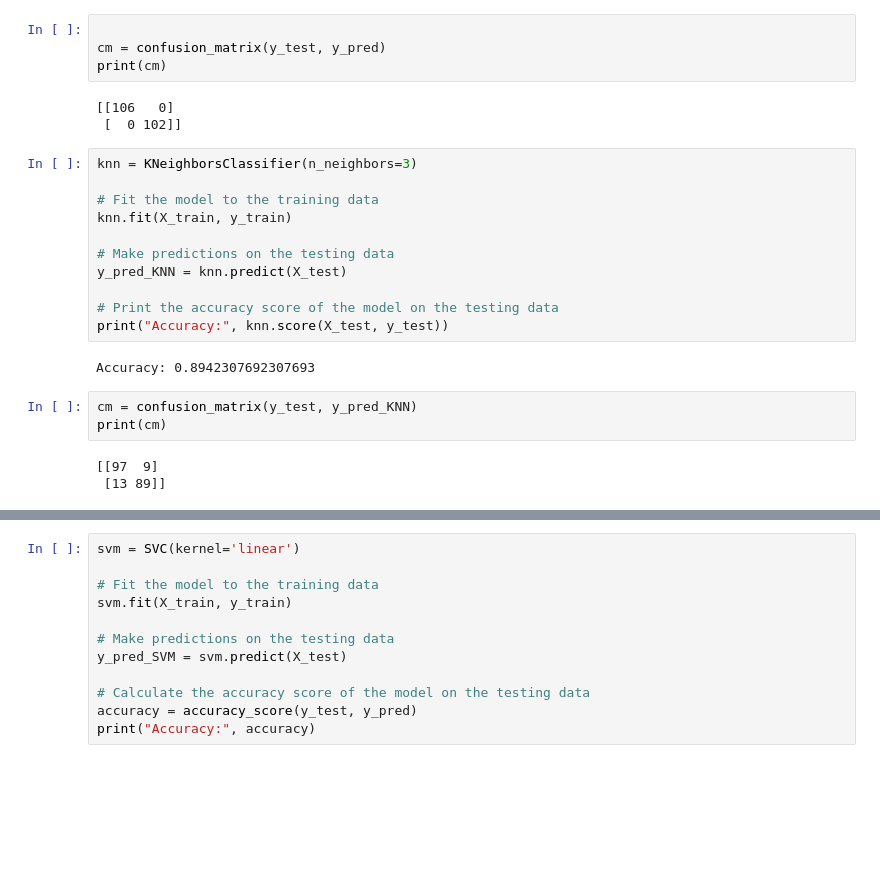
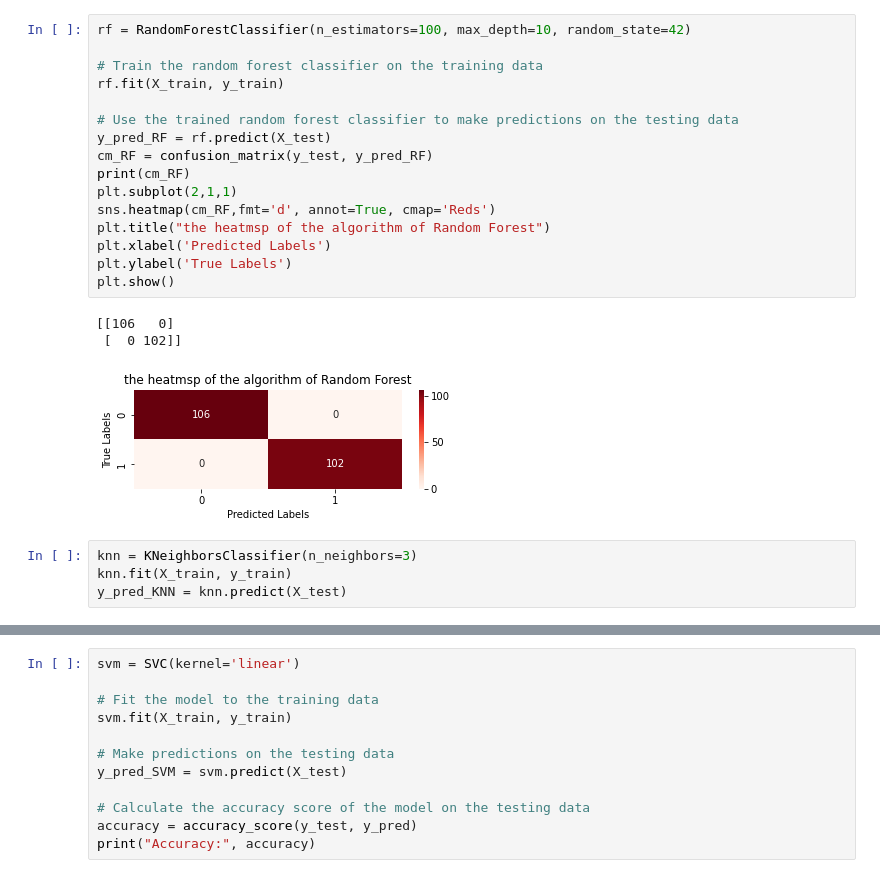
Before and after one commit to muznyahamed/FYP_Reserch_project, a Jupyter notebook: Research_KNN.ipynb, the cells around one changed output, grey strips where cells are left out. Drawn from its saved outputs; the diff is of its cells as text; blank space fills up the shorter version.

```diff
--- a/Research_KNN.ipynb
+++ b/Research_KNN.ipynb
@@ -53,26 +24,24 @@ Name: 28, Length: 208, dtype: int64
-# %%
-
-cm = confusion_matrix(y_test, y_pred)
-print(cm)
-# %% [output]
-[[106   0]
- [  0 102]]
-# %%
-knn = KNeighborsClassifier(n_neighbors=3)
-
-# Fit the model to the training data
-knn.fit(X_train, y_train)
-
-# Make predictions on the testing data
-y_pred_KNN = knn.predict(X_test)
-
-# Print the accuracy score of the model on the testing data
-print("Accuracy:", knn.score(X_test, y_test))
-# %% [output]
-Accuracy: 0.8942307692307693
-# %%
-cm = confusion_matrix(y_test, y_pred_KNN)
-print(cm)
-# %% [output]
-[[97  9]
- [13 89]]
+# %%
+rf = RandomForestClassifier(n_estimators=100, max_depth=10, random_state=42)
+
+# Train the random forest classifier on the training data
+rf.fit(X_train, y_train)
+
+# Use the trained random forest classifier to make predictions on the testing data
+y_pred_RF = rf.predict(X_test)
+cm_RF = confusion_matrix(y_test, y_pred_RF)
+print(cm_RF)
+plt.subplot(2,1,1)
+sns.heatmap(cm_RF,fmt='d', annot=True, cmap='Reds')
+plt.title("the heatmsp of the algorithm of Random Forest")
+plt.xlabel('Predicted Labels')
+plt.ylabel('True Labels')
+plt.show()
+# %% [output]
+[[106   0]
+ [  0 102]]
+[figure, added]
+# %%
+knn = KNeighborsClassifier(n_neighbors=3)
+knn.fit(X_train, y_train)
+y_pred_KNN = knn.predict(X_test)
```
Also changed, not shown: parts of 8 cells of this notebook.
